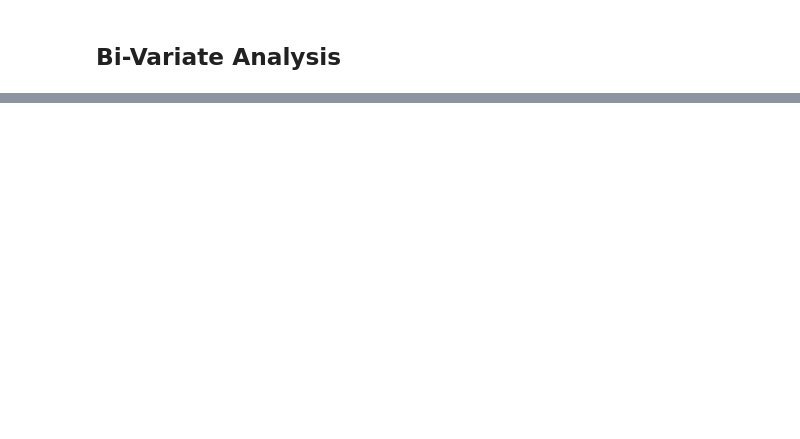
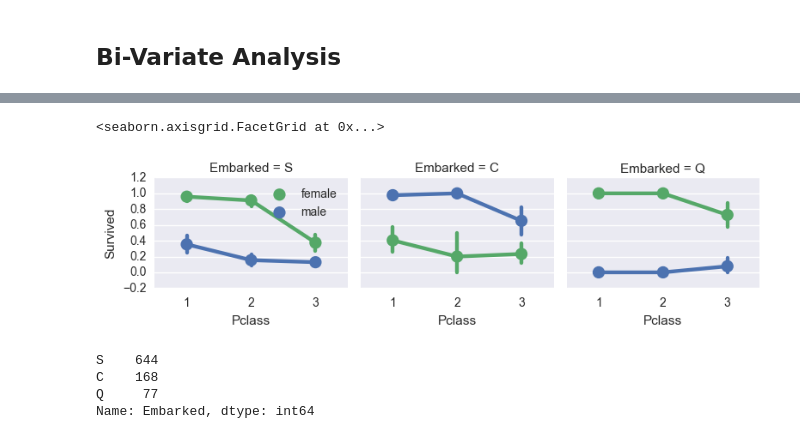
Before and after one commit to sharan-naribole/kaggle-titanic, a Jupyter notebook: TItanic.ipynb, the cells around one changed output, grey strips where cells are left out. Cells and saved outputs as stored; diff of their text form; code cells hidden in the pictures; blank space fills up the shorter version.

```diff
--- a/TItanic.ipynb
+++ b/TItanic.ipynb
@@ -177,0 +191,14 @@ plt.title("Correlation Matrix Visualization",fontsize=18)
+# %%
+grid = sns.FacetGrid(train_df, col='Embarked', size=2.2, aspect=1.2, legend_out=False)
+grid.map(sns.pointplot, 'Pclass', 'Survived', 'Sex', palette='deep')
+grid.add_legend()
+# %% [output]
+<seaborn.axisgrid.FacetGrid at 0x...>
+[figure, added]
+# %%
+train_df['Embarked'].value_counts()
+# %% [output]
+S    644
+C    168
+Q     77
+Name: Embarked, dtype: int64
```
Also changed, not shown: parts of 12 cells of this notebook.
